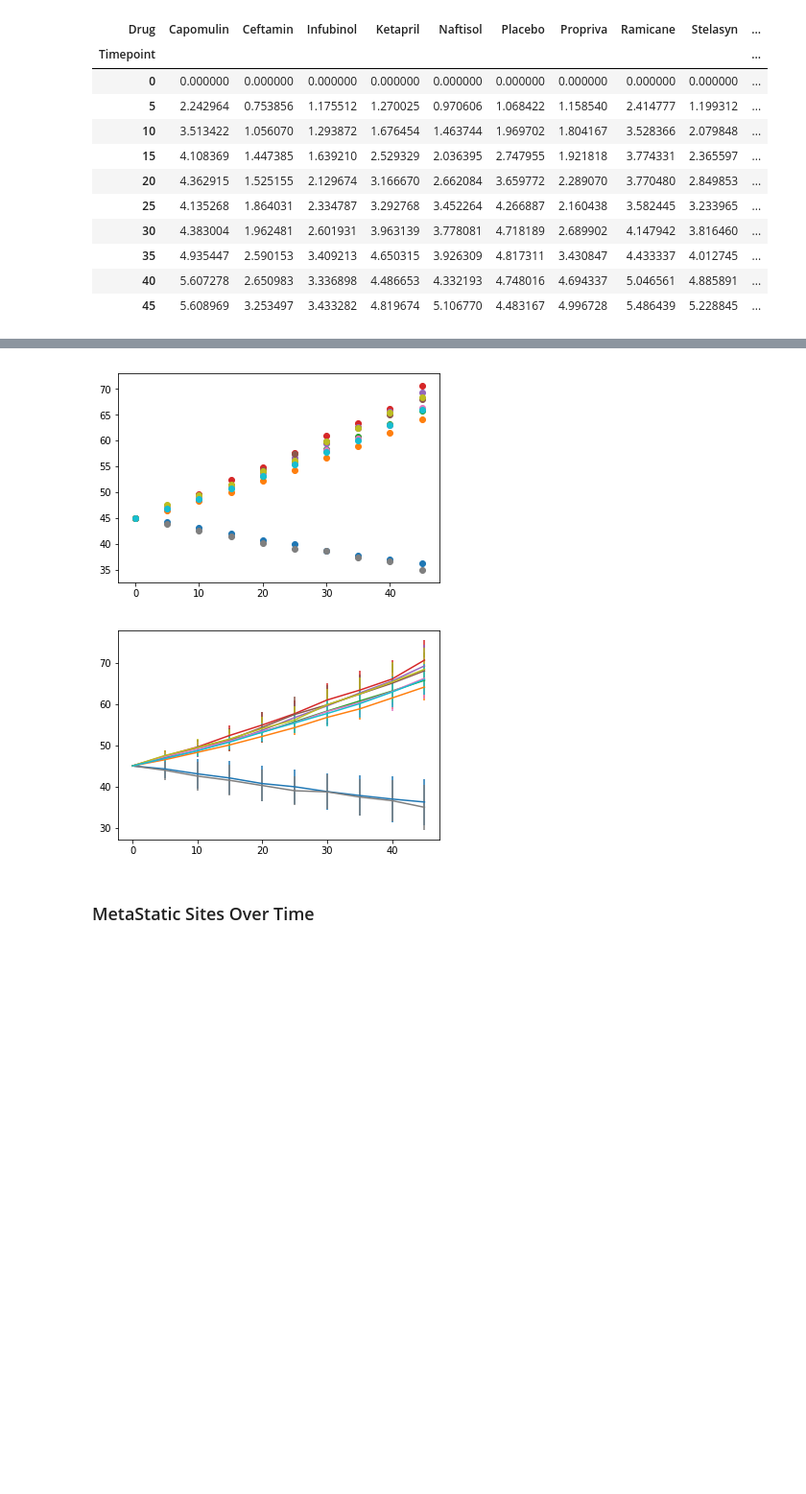
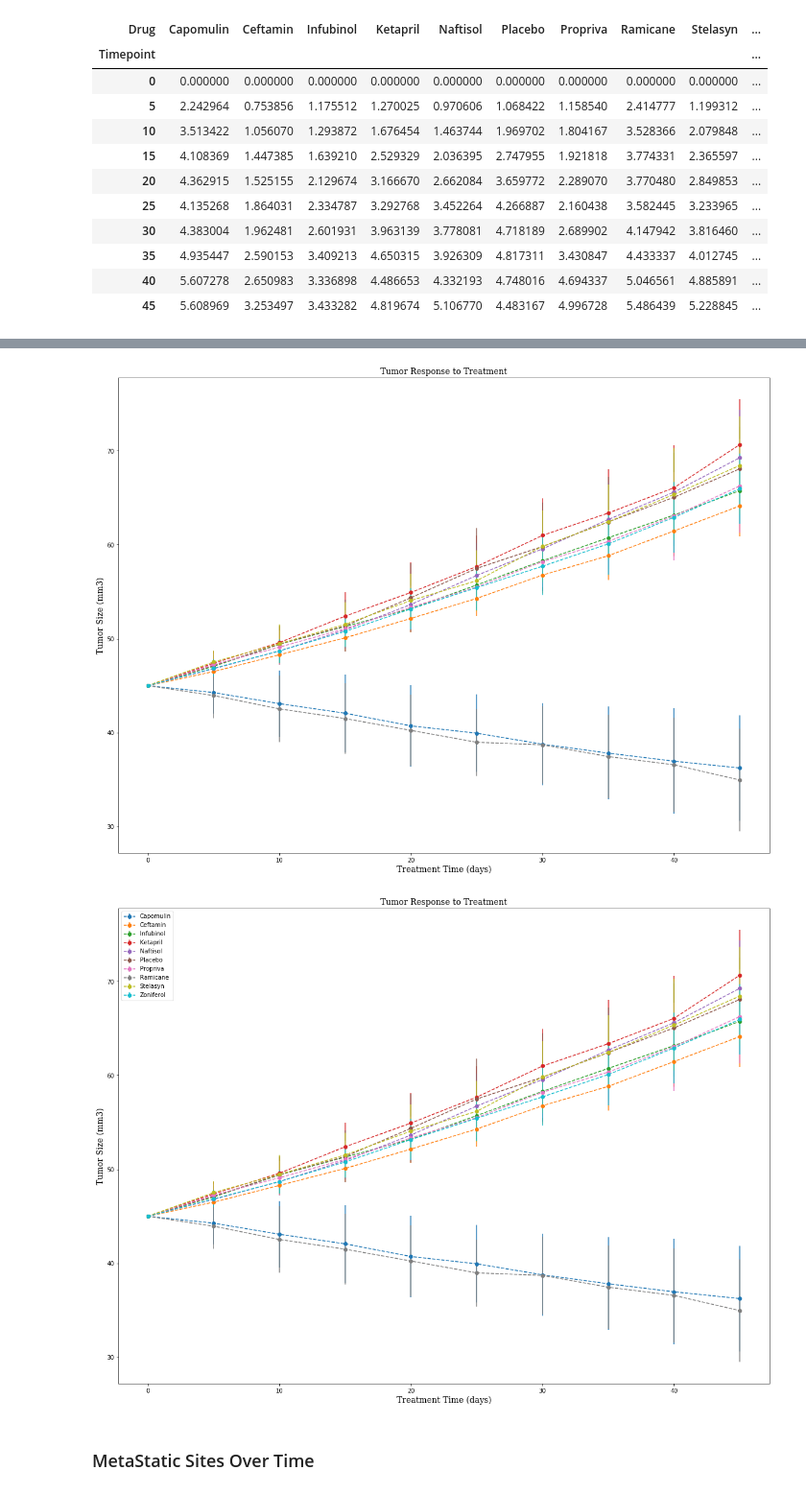
Before and after one commit to cammster/UTDataHmwkJan2018, a Jupyter notebook: Homework/Week 5 Matplotlib/AKaraffa_Week5_PyPharmaceuticals.ipynb, the cells around one changed output, grey strips where cells are left out. Shown at 96% size. Drawn from its saved outputs; the diff is of its cells as text; code cells hidden in the pictures; blank space fills up the shorter version.

```diff
--- a/Homework/Week 5 Matplotlib/AKaraffa_Week5_PyPharmaceuticals.ipynb
+++ b/Homework/Week 5 Matplotlib/AKaraffa_Week5_PyPharmaceuticals.ipynb
@@ -51,7 +68,7 @@ stdtumorsize
 #Tumor volume changes over time for each treatment
 tumorsize=mouse_trial_df["Tumor Volume (mm3)"].groupby([mouse_trial_df["Timepoint"],mouse_trial_df["Drug"]]).mean().unstack()
 # tumorsize_df=pd.DataFrame(tumorsize)
-tumorsize_columns=list(tumorsize.columns) #create a list of the drugs in tumorsize df
+tumorsize_cols=list(tumorsize.columns) #create a list of the drugs in tumorsize df
 tumorsize
 # %% [output]
 | Drug | Capomulin | Ceftamin | Infubinol | Ketapril | Naftisol | Placebo | Propriva | Ramicane | Stelasyn | ... |
@@ -67,18 +84,28 @@ tumorsize
 | 40 | 36.958001 | 61.467895 | 63.162824 | 66.068580 | 65.600754 | 65.052675 | 63.045537 | 36.574081 | 65.356386 | ... |
 | 45 | 36.236114 | 64.132421 | 65.755562 | 70.662958 | 69.265506 | 68.084082 | 66.258529 | 34.955595 | 68.438310 | ... |
 # %%
-#create a for loop for all the drugs
-for i in range(len(tumorsize_columns)):
-    capplot=plt.scatter(tumorsize.index,tumorsize[tumorsize_columns[i]])#,marker="^",facecolors="red",alpha=0.75
-plt.show()
+# #create a for loop for all the drugs
+# for i in range(len(tumorsize_columns)):
+#     capplot=plt.scatter(tumorsize.index,tumorsize[tumorsize_columns[i]])#,marker="^",facecolors="red",alpha=0.75
+# plt.show()
-# %% [output]
-[figure, removed]
-# %%
-for i in range(len(tumorsize_columns)):
-    capplot=plt.errorbar(tumorsize.index,tumorsize[tumorsize_columns[i]],stdtumorsize[tumorsize_columns[i]],xerr=None)
-plt.show()
-# %% [output]
-[figure, removed]
+# %%
+font={'family': 'serif',
+        'color':  'black',
+        'weight': 'normal',
+        'size': 14,
+        }
+# %%
+plt.figure(figsize=(20,15))
+for i in range(len(tumorsize_cols)):
+    capplot=plt.errorbar(tumorsize.index,tumorsize[tumorsize_cols[i]],stdtumorsize[tumorsize_cols[i]],xerr=None,fmt='--o')
+plt.title("Tumor Response to Treatment",fontdict=font)
+plt.xlabel("Treatment Time (days)",fontdict=font)
+plt.ylabel("Tumor Size (mm3)",fontdict=font)
+plt.legend(loc="upper left")
+plt.show()
+# %% [output]
+[figure, added]
+[figure, added]
 # %% [markdown]
 ### MetaStatic Sites Over Time
 # %%
```
Also changed, not shown: parts of 13 cells of this notebook.
